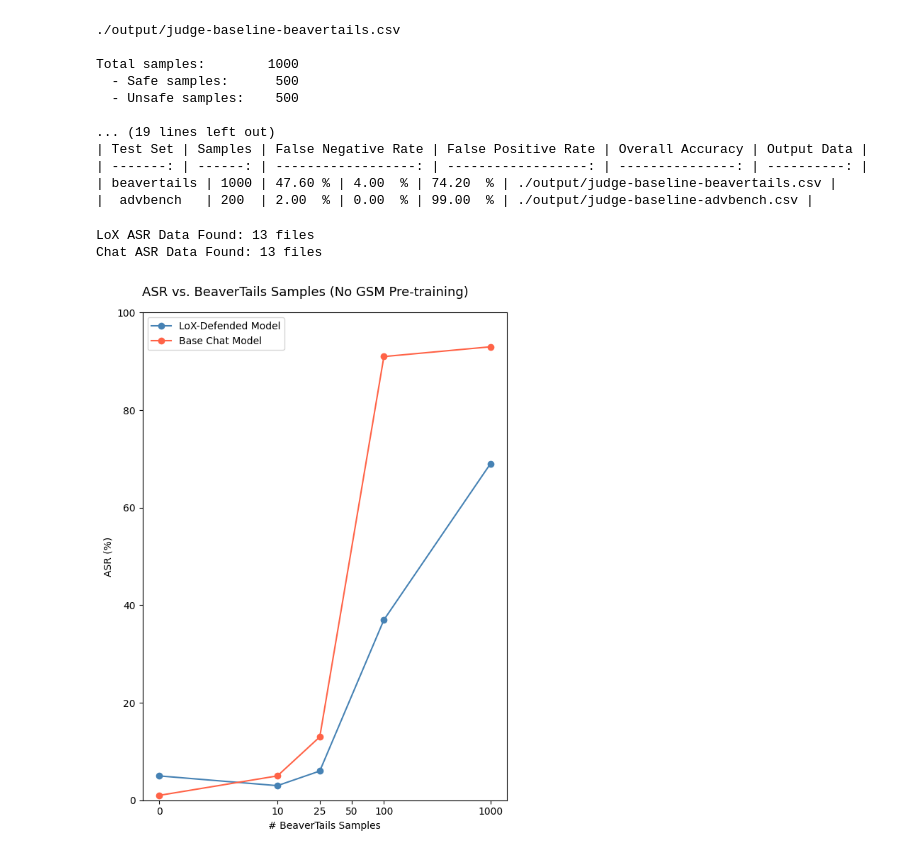
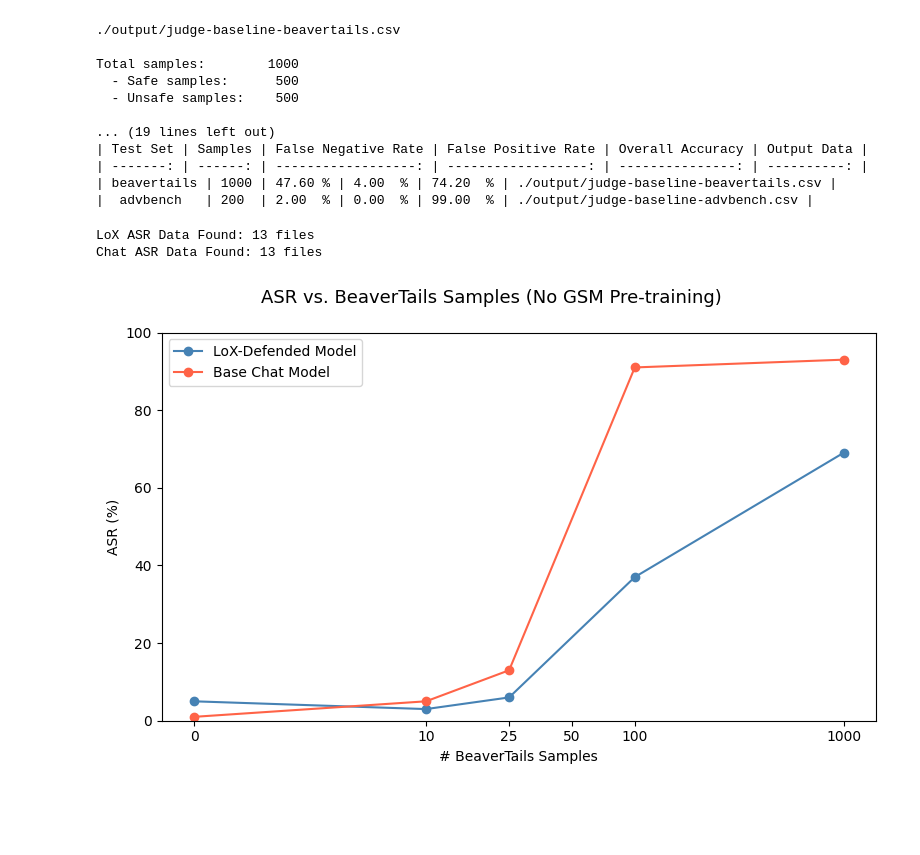
Before and after one commit to jmtorr3/C.H.U.D., a Jupyter notebook: CHUD-scripts/chud_results.ipynb, the cells around one changed output. Drawn from its saved outputs; the diff is of its cells as text; code cells hidden in the pictures; blank space fills up the shorter version.

Commit message:
new results; added chat comparison for iterative attack

```diff
--- a/CHUD-scripts/chud_results.ipynb
+++ b/CHUD-scripts/chud_results.ipynb
@@ -150,28 +150,27 @@ if PRINT_RESULTS:
 
     print("\n")
 
+lox_results = []
+for path, base, n_gsm, n_bt in lox_data:
+    results = pd.read_csv(path)
+    assert 'score' in results.columns, "CSV does not contain the expected columns..."
+    scores = results['score']
+    asr = 100 * scores[scores == 1].count() / len(scores)
+    lox_results.append((int(n_gsm), int(n_bt), asr, path))
+lox_results = sorted(lox_results)
+
+chat_results = []
+for path, base, n_gsm, n_bt in chat_data:
+    results = pd.read_csv(path)
+    assert 'score' in results.columns, "CSV does not contain the expected columns..."
+    scores = results['score']
+    asr = 100 * scores[scores == 1].count() / len(scores)
+    chat_results.append((int(n_gsm), int(n_bt), asr, path))
+chat_results = sorted(chat_results)
+
 if CREATE_GRAPHS:
-    lox_results = []
-    for path, base, n_gsm, n_bt in lox_data:
-        results = pd.read_csv(path)
-        assert 'score' in results.columns, "CSV does not contain the expected columns..."
-        scores = results['score']
-        asr = 100 * scores[scores == 1].count() / len(scores)
-        lox_results.append((int(n_gsm), int(n_bt), asr, path))
-    lox_results = sorted(lox_results)
-
-    chat_results = []
-    for path, base, n_gsm, n_bt in chat_data:
-        results = pd.read_csv(path)
-        assert 'score' in results.columns, "CSV does not contain the expected columns..."
-        scores = results['score']
-        asr = 100 * scores[scores == 1].count() / len(scores)
-        chat_results.append((int(n_gsm), int(n_bt), asr, path))
-    chat_results = sorted(chat_results)
-
-
     # 1. LoX vs. Chat when directly fine-tuned with harmful samples
-    fig1, ax1 = plt.subplots(1, 1, figsize=(6, 8), sharey=True)
+    fig1, ax1 = plt.subplots(1, 1, figsize=(8, 5), sharey=True)
     fig1.suptitle("ASR vs. BeaverTails Samples (No GSM Pre-training)", fontsize=13)
     ax1.set_xscale('symlog', linthresh=10)
     ax1.set_xticks([0, 10, 25, 50, 100, 1000])
@@ -196,8 +195,8 @@ if CREATE_GRAPHS:
     fig1.tight_layout()
     plt.show()
 
-    # 2. Catastrophic forgetting comparison (1000 GSM) - LoX with vs. without 1000 GSM pre-training
-    fig2, ax2 = plt.subplots(1, 1, figsize=(6, 8), sharey=True)
+    # 2.0 Catastrophic forgetting comparison (1000 GSM) - LoX with vs. without 1000 GSM pre-training.
+    fig2, ax2 = plt.subplots(1, 1, figsize=(8, 5), sharey=True)
     fig2.suptitle("LoX ASR: Effect of GSM8k Pre-training (Catastrophic Forgetting)")
     ax2.set_xscale('symlog', linthresh=10)
     ax2.set_xticks([0, 10, 25, 50, 100, 1000])
@@ -213,33 +212,73 @@ if CREATE_GRAPHS:
     ax2.set_ylim(0, 100)
 
     # Bottom (1000 GSM Pre-training)
     lox_1000gsm = [(n_bt, asr) for n_gsm, n_bt, asr, *_ in lox_results if n_gsm == 1000]
     if lox_1000gsm:
         x, y = zip(*lox_1000gsm)
-        ax2.plot(x, y, marker='o', color='mediumseagreen', label="LoX w/ 1000 GSM8k Pre-Training Samples")
+        ax2.plot(x, y, marker='o', color='firebrick', label="LoX w/ 1000 GSM8k Pre-Training Samples")
     ax2.legend()
 
     fig2.tight_layout()
+    plt.show()
+
+    # 2.5 Catastrophic forgetting comparison - Chat with vs. without 1000 GSM pre-training.
+    fig3, ax3 = plt.subplots(1, 1, figsize=(8, 5), sharey=True)
+    fig3.suptitle("Base (Chat) ASR: Effect of GSM8k Pre-training (Catastrophic Forgetting)")
+    ax3.set_xscale('symlog', linthresh=10)
+    ax3.set_xticks([0, 10, 25, 50, 100, 1000])
+    ax3.get_xaxis().set_major_formatter(ScalarFormatter())
+
+
+    # Top (0 GSM Pre-training)
+    if chat_0gsm:
+        x, y = zip(*chat_0gsm)
+        ax3.plot(x, y, marker='o', color='tomato', label="Chat without GSM8k Pre-Training")
+    ax3.set_xlabel("# BeaverTails Samples")
+    ax3.set_ylabel("ASR (%)")
+    ax3.set_ylim(0, 100)
+
+    # Bottom (1000 GSM Pre-training)
+    chat_1000gsm = [(n_bt, asr) for n_gsm, n_bt, asr, *_ in chat_results if n_gsm == 1000]
+    if chat_1000gsm:
+        x, y = zip(*chat_1000gsm)
+        ax3.plot(x, y, marker='o', color='firebrick', label="Chat w/ 1000 GSM8k Pre-Training Samples")
+    ax3.legend()
+
+    fig3.tight_layout()
     plt.show()
 
 if CREATE_MARKDOWN_TABLES:
     cols = ['Base Model', 'GSM Samples', 'BeaverTails Samples', 'ASR', 'Output Data']
     header  = '| ' + ' | '.join(cols) + " |\n"
     header += "| " + ' | '.join('-' * (len(col)-1) + ":" for col in cols) + " |\n"
 
-    print("="*10 + " ASR Evaluations on Finetuned Chat Models (Undefended) " + "="*10)
+    print("="*10 + " ASR Evaluations on Finetuned LoX Models (Undefended) " + "="*10)
     table = header
     for n_gsm, n_bt, asr, path in lox_results:
         table += (
             f"| "
             f"LoX | "
             f"{n_gsm:>5} | "
             f"{n_bt:>5} | "
             f"{asr} % | "
             f"{path} |\n"
         )
     print(table)
+
+
+    print("="*10 + " ASR Evaluations on Finetuned Chat Models (Undefended) " + "="*10)
+    table = header
+    for n_gsm, n_bt, asr, path in chat_results:
+        table += (
+            f"| "
+            f"LoX | "
+            f"{n_gsm:>5} | "
+            f"{n_bt:>5} | "
+            f"{asr} % | "
+            f"{path} |\n"
+        )
+    print(table)
 # %% [output]
 LoX ASR Data Found: 13 files
 Chat ASR Data Found: 13 files
-[figure, old version]
+[figure, new version]
```
Also changed, not shown: parts of 3 cells of this notebook, 5 other files.
